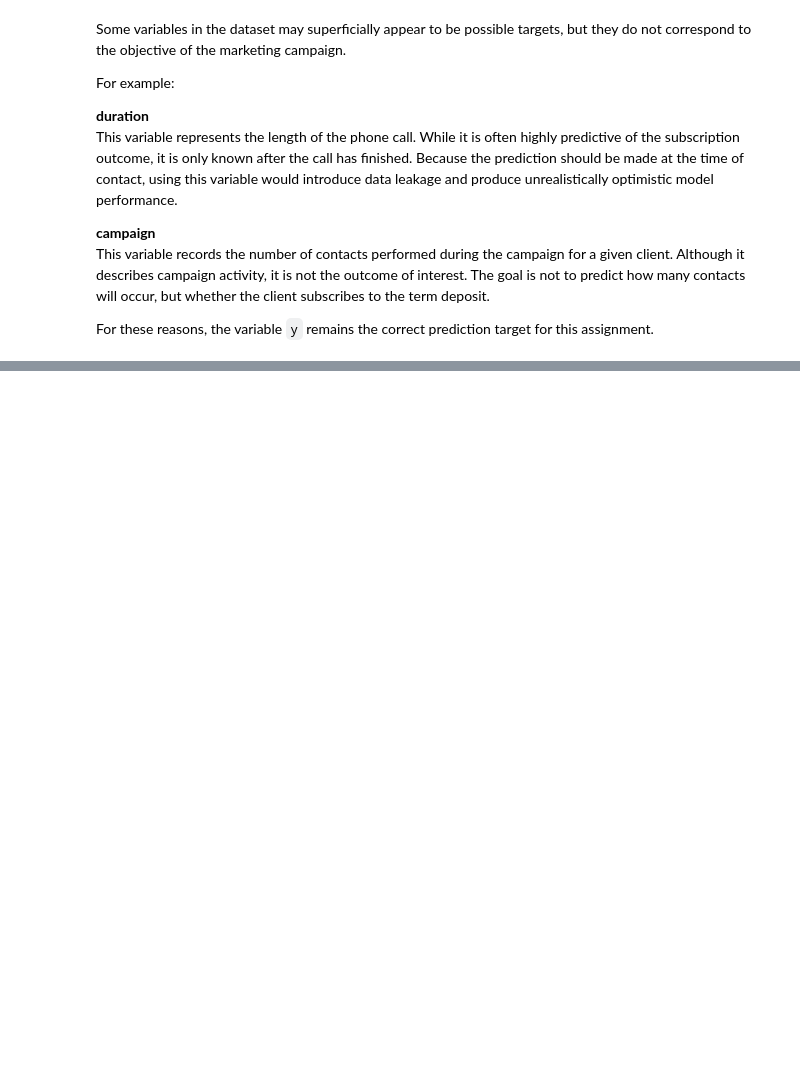
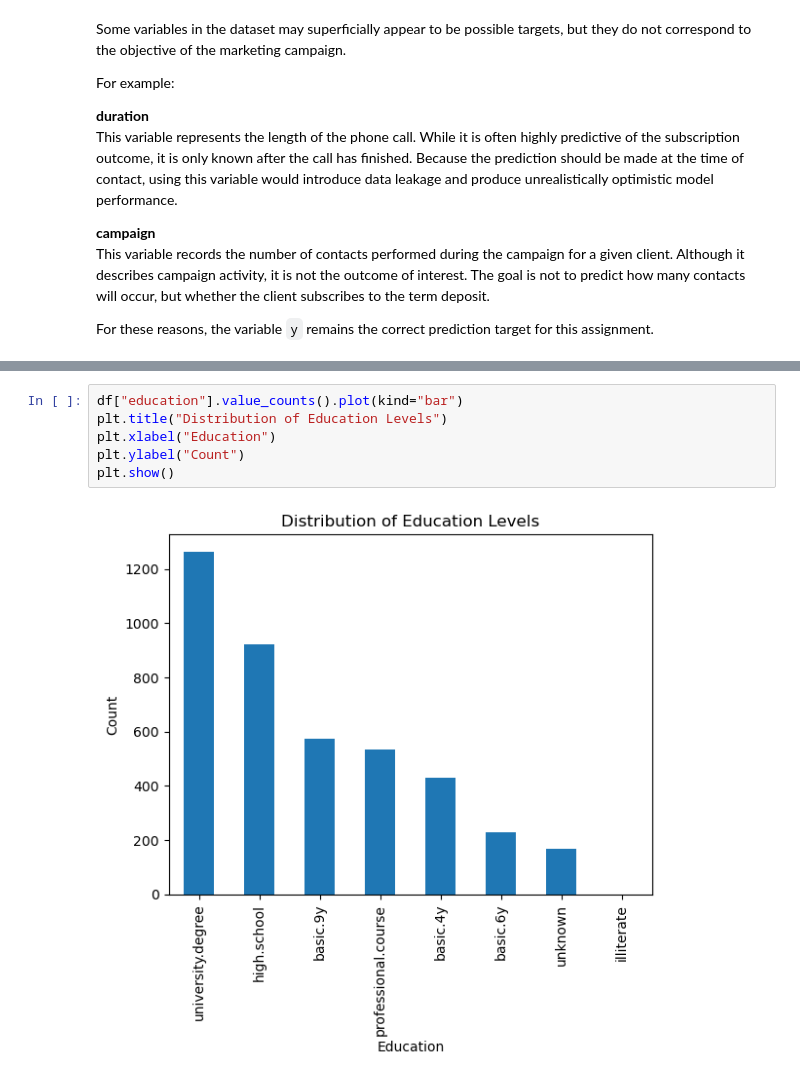
Before and after one commit to issamarida/ML-fundamentals-2026, a Jupyter notebook: assignment_1_issam_arida.ipynb, the cells around one changed output, grey strips where cells are left out. Drawn from its saved outputs; the diff is of its cells as text; blank space fills up the shorter version.

```diff
--- a/assignment_1_issam_arida.ipynb
+++ b/assignment_1_issam_arida.ipynb
@@ -75,0 +187,8 @@ For these reasons, the variable `y` remains the correct prediction target for th
+# %%
+df["education"].value_counts().plot(kind="bar")
+plt.title("Distribution of Education Levels")
+plt.xlabel("Education")
+plt.ylabel("Count")
+plt.show()
+# %% [output]
+[figure, added]
```
Also changed, not shown: parts of 15 cells of this notebook.
